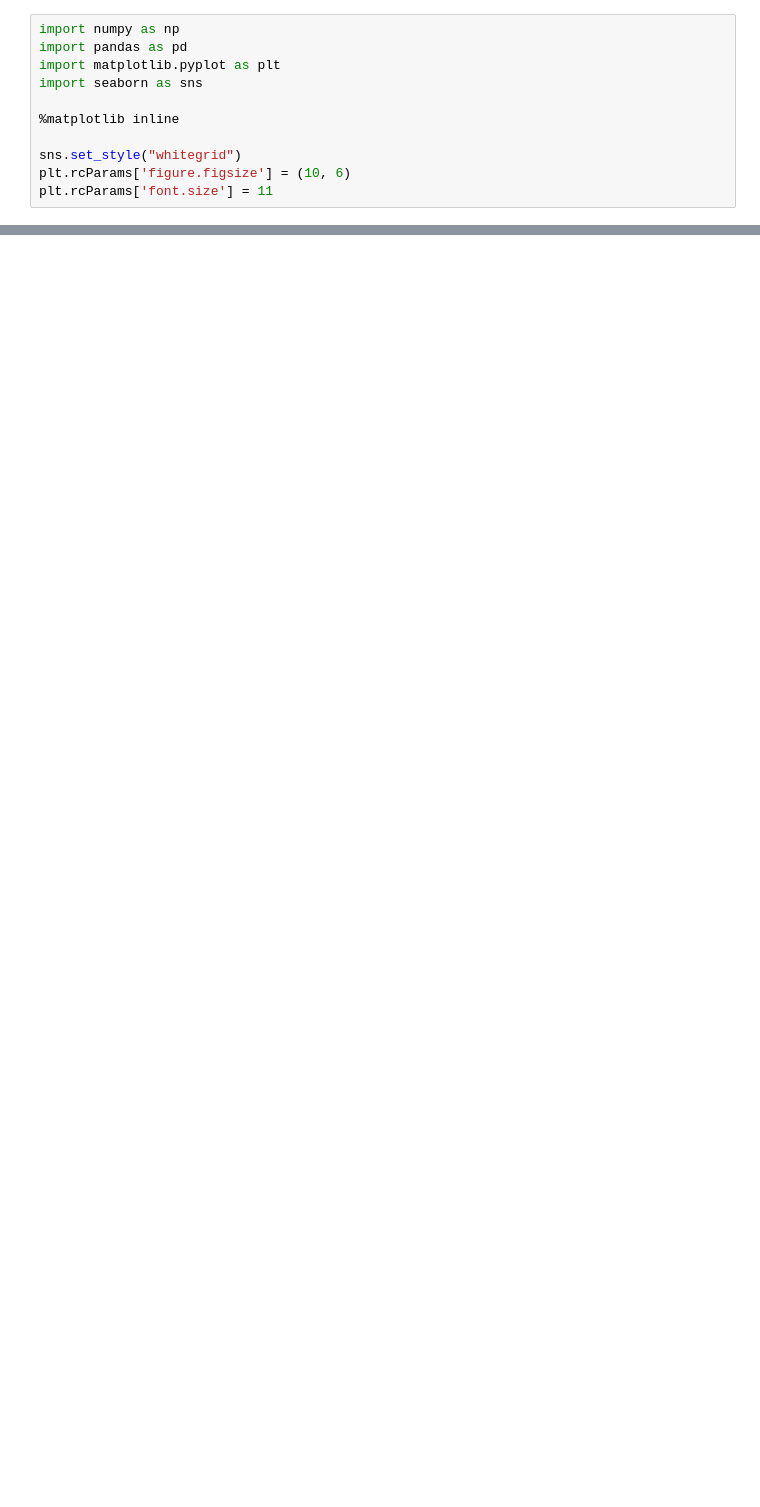
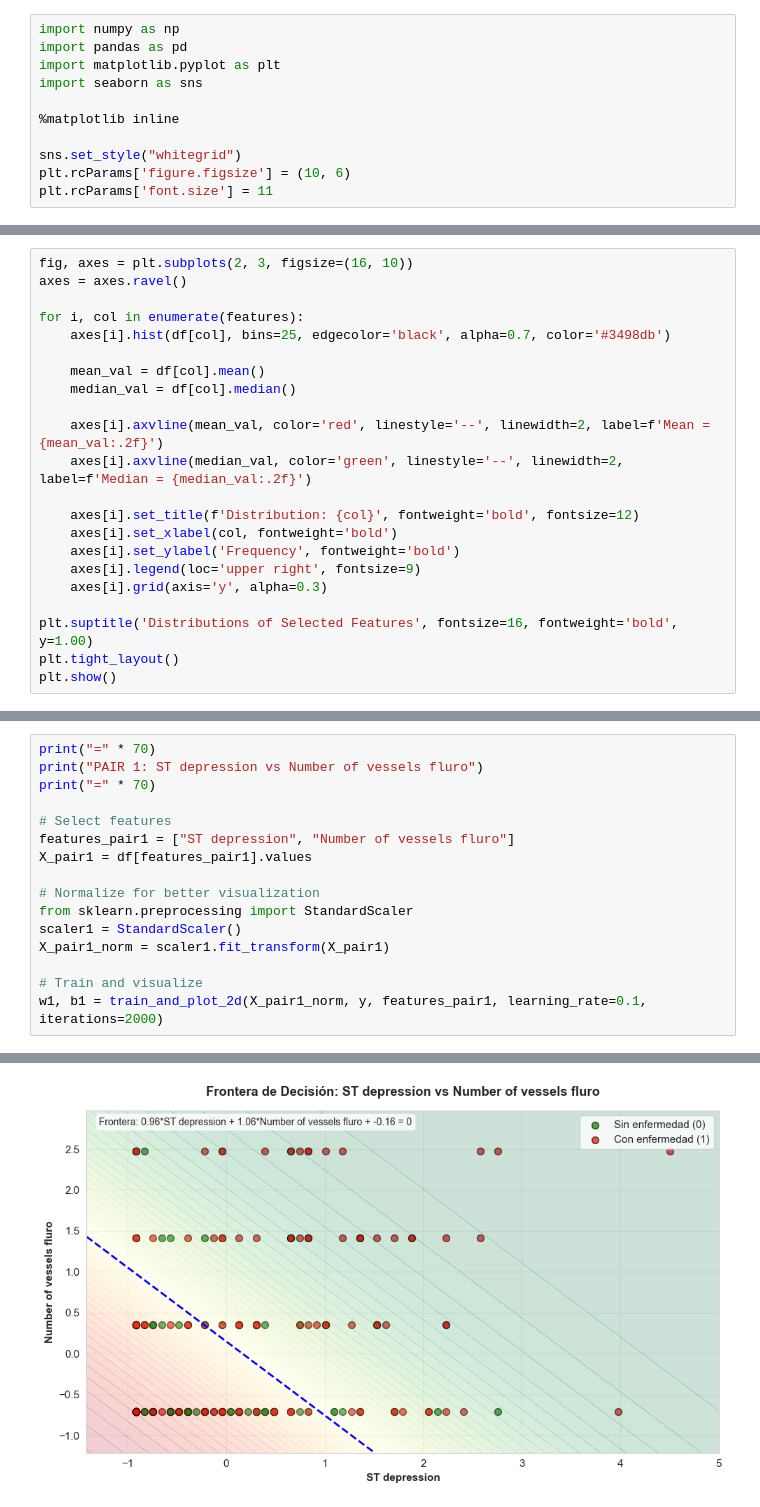
Before and after one commit to DaniAleRoB/Heart-Disease-Risk-Prediction-Logistic-Regression, a Jupyter notebook: noteBooks/heart_disease_lr_analysis.ipynb, the cells around one changed output, grey strips where cells are left out. Drawn from its saved outputs; the diff is of its cells as text; blank space fills up the shorter version.

```diff
--- a/noteBooks/heart_disease_lr_analysis.ipynb
+++ b/noteBooks/heart_disease_lr_analysis.ipynb
@@ -761,0 +504,22 @@ NORMALIZACIÓN Z-SCORE
+# %%
+fig, axes = plt.subplots(2, 3, figsize=(16, 10))
+axes = axes.ravel()
+
+for i, col in enumerate(features):
+    axes[i].hist(df[col], bins=25, edgecolor='black', alpha=0.7, color='#3498db')
+
+    mean_val = df[col].mean()
+    median_val = df[col].median()
+
+    axes[i].axvline(mean_val, color='red', linestyle='--', linewidth=2, label=f'Mean = {mean_val:.2f}')
+    axes[i].axvline(median_val, color='green', linestyle='--', linewidth=2, label=f'Median = {median_val:.2f}')
+
+    axes[i].set_title(f'Distribution: {col}', fontweight='bold', fontsize=12)
+    axes[i].set_xlabel(col, fontweight='bold')
+    axes[i].set_ylabel('Frequency', fontweight='bold')
+    axes[i].legend(loc='upper right', fontsize=9)
+    axes[i].grid(axis='y', alpha=0.3)
+
+plt.suptitle('Distributions of Selected Features', fontsize=16, fontweight='bold', y=1.00)
+plt.tight_layout()
+plt.show()
@@ -761,0 +1237,17 @@ NORMALIZACIÓN Z-SCORE
+# %%
+print("=" * 70)
+print("PAIR 1: ST depression vs Number of vessels fluro")
+print("=" * 70)
+
+# Select features
+features_pair1 = ["ST depression", "Number of vessels fluro"]
+X_pair1 = df[features_pair1].values
+
+# Normalize for better visualization
+from sklearn.preprocessing import StandardScaler
+scaler1 = StandardScaler()
+X_pair1_norm = scaler1.fit_transform(X_pair1)
+
+# Train and visualize
+w1, b1 = train_and_plot_2d(X_pair1_norm, y, features_pair1, learning_rate=0.1, iterations=2000)
+# %% [output]
@@ -761,0 +1257 @@ NORMALIZACIÓN Z-SCORE
+[figure, added]
```
Also changed, not shown: parts of 114 cells of this notebook, 13 other files.
